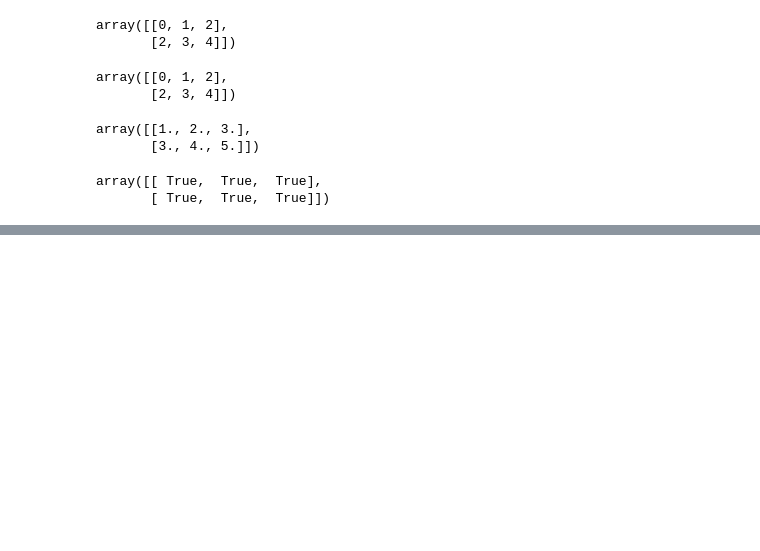
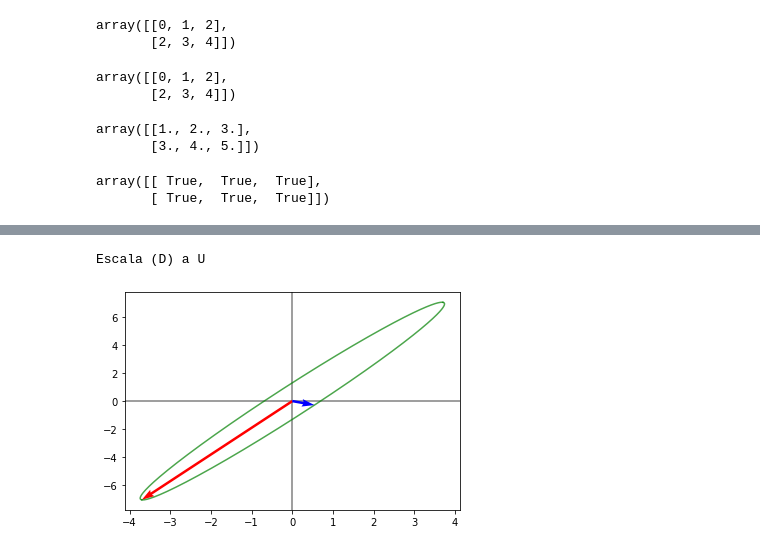
Before and after one commit to LuisReyes98/platzi-algebra-lineal-ml, a Jupyter notebook: 01 - Transformaciones Lineales y Descomposicion de Matrices/05 - Descomponer una matriz no cuadrada - SVD.ipynb, the cells around one changed output, grey strips where cells are left out. Saved outputs shown, nothing was run; the diff lists cells and outputs as text; code cells hidden in the pictures; blank space fills up the shorter version.

```diff
--- a/01 - Transformaciones Lineales y Descomposicion de Matrices/05 - Descomponer una matriz no cuadrada - SVD.ipynb
+++ b/01 - Transformaciones Lineales y Descomposicion de Matrices/05 - Descomponer una matriz no cuadrada - SVD.ipynb
@@ -118,0 +198,6 @@ array([[ True,  True,  True],
+# %%
+print('Escala (D) a U')
+graficarMatriz(U.dot(D_matriz))
+# %% [output]
+Escala (D) a U
+[figure, added]
```
Also changed, not shown: parts of 29 cells of this notebook, 13 other files.
